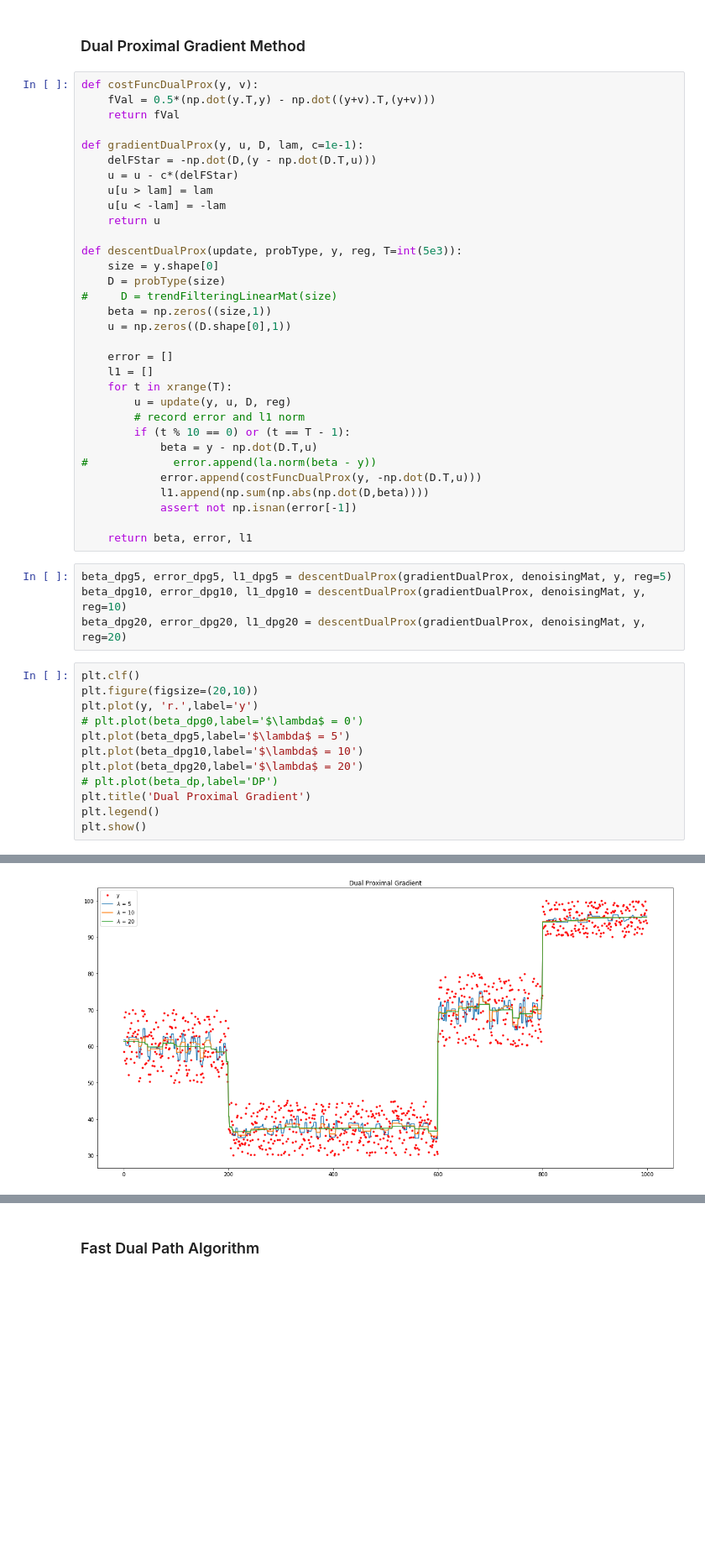
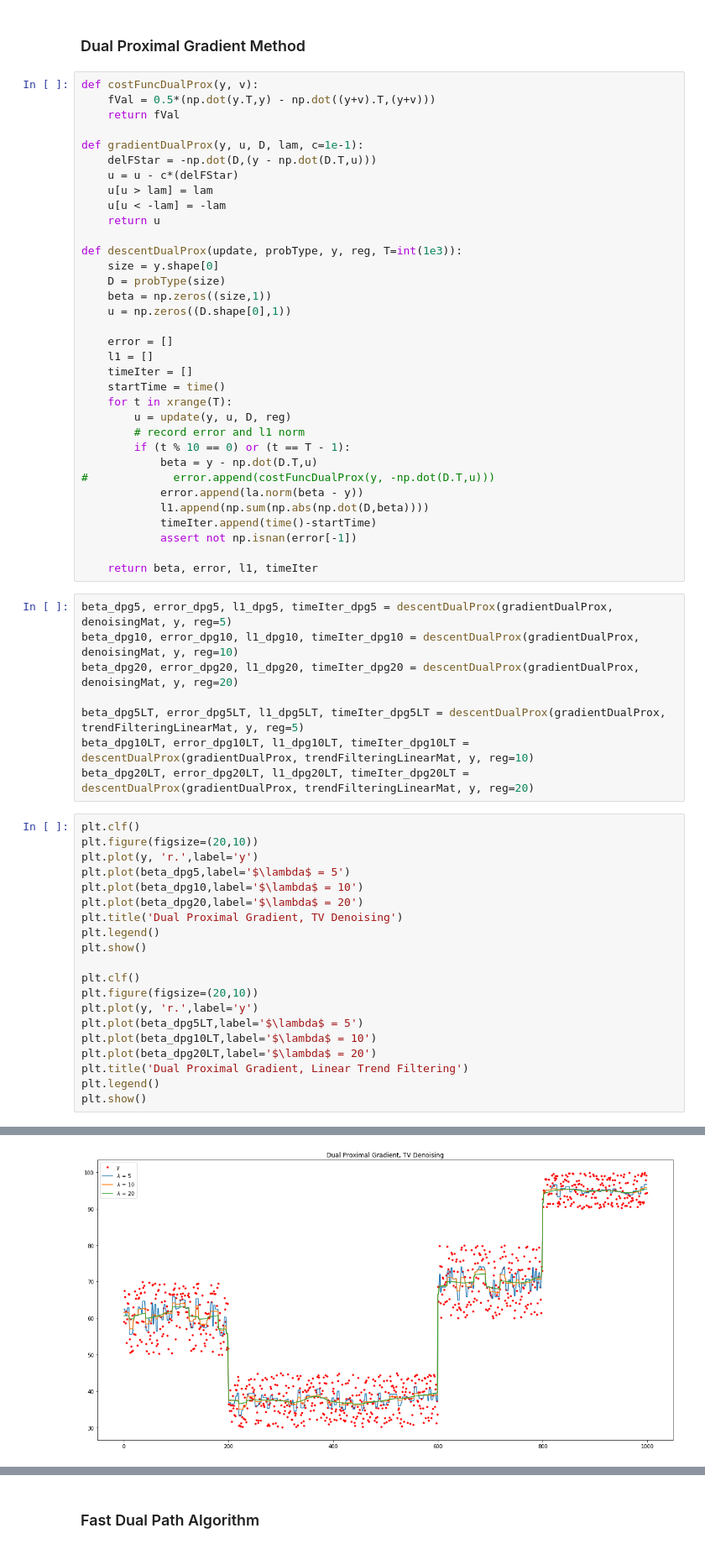
Before and after one commit to soovadeep/cvx-opt, a Jupyter notebook: Project.ipynb, the cells around one changed output, grey strips where cells are left out. Shown at 84% size. Cells and saved outputs as stored; diff of their text form; blank space fills up the shorter version.

Commit message:
Added plots

```diff
--- a/Project.ipynb
+++ b/Project.ipynb
@@ -182,42 +182,56 @@ def gradientDualProx(y, u, D, lam, c=1e-1):
     u[u < -lam] = -lam
     return u
 
-def descentDualProx(update, probType, y, reg, T=int(5e3)):
+def descentDualProx(update, probType, y, reg, T=int(1e3)):
     size = y.shape[0]
     D = probType(size)
-#     D = trendFilteringLinearMat(size)
     beta = np.zeros((size,1))
     u = np.zeros((D.shape[0],1))
 
     error = []
     l1 = []
+    timeIter = []
+    startTime = time()
     for t in xrange(T):
         u = update(y, u, D, reg)
         # record error and l1 norm
         if (t % 10 == 0) or (t == T - 1):
             beta = y - np.dot(D.T,u)
-#             error.append(la.norm(beta - y))
-            error.append(costFuncDualProx(y, -np.dot(D.T,u)))
+#             error.append(costFuncDualProx(y, -np.dot(D.T,u)))
+            error.append(la.norm(beta - y))
             l1.append(np.sum(np.abs(np.dot(D,beta))))
+            timeIter.append(time()-startTime)
             assert not np.isnan(error[-1])
 
-    return beta, error, l1
+    return beta, error, l1, timeIter
 # %%
-beta_dpg5, error_dpg5, l1_dpg5 = descentDualProx(gradientDualProx, denoisingMat, y, reg=5)
-beta_dpg10, error_dpg10, l1_dpg10 = descentDualProx(gradientDualProx, denoisingMat, y, reg=10)
-beta_dpg20, error_dpg20, l1_dpg20 = descentDualProx(gradientDualProx, denoisingMat, y, reg=20)
+beta_dpg5, error_dpg5, l1_dpg5, timeIter_dpg5 = descentDualProx(gradientDualProx, denoisingMat, y, reg=5)
+beta_dpg10, error_dpg10, l1_dpg10, timeIter_dpg10 = descentDualProx(gradientDualProx, denoisingMat, y, reg=10)
+beta_dpg20, error_dpg20, l1_dpg20, timeIter_dpg20 = descentDualProx(gradientDualProx, denoisingMat, y, reg=20)
+
+beta_dpg5LT, error_dpg5LT, l1_dpg5LT, timeIter_dpg5LT = descentDualProx(gradientDualProx, trendFilteringLinearMat, y, reg=5)
+beta_dpg10LT, error_dpg10LT, l1_dpg10LT, timeIter_dpg10LT = descentDualProx(gradientDualProx, trendFilteringLinearMat, y, reg=10)
+beta_dpg20LT, error_dpg20LT, l1_dpg20LT, timeIter_dpg20LT = descentDualProx(gradientDualProx, trendFilteringLinearMat, y, reg=20)
 # %%
 plt.clf()
 plt.figure(figsize=(20,10))
 plt.plot(y, 'r.',label='y')
-# plt.plot(beta_dpg0,label='$\lambda$ = 0')
 plt.plot(beta_dpg5,label='$\lambda$ = 5')
 plt.plot(beta_dpg10,label='$\lambda$ = 10')
 plt.plot(beta_dpg20,label='$\lambda$ = 20')
-# plt.plot(beta_dp,label='DP')
-plt.title('Dual Proximal Gradient')
+plt.title('Dual Proximal Gradient, TV Denoising')
 plt.legend()
 plt.show()
+
+plt.clf()
+plt.figure(figsize=(20,10))
+plt.plot(y, 'r.',label='y')
+plt.plot(beta_dpg5LT,label='$\lambda$ = 5')
+plt.plot(beta_dpg10LT,label='$\lambda$ = 10')
+plt.plot(beta_dpg20LT,label='$\lambda$ = 20')
+plt.title('Dual Proximal Gradient, Linear Trend Filtering')
+plt.legend()
+plt.show()
 # %% [output]
 <matplotlib.figure.Figure at 0x...>
-[figure, old version]
+[figure, new version]
```
Also changed, not shown: parts of 5 cells of this notebook.
